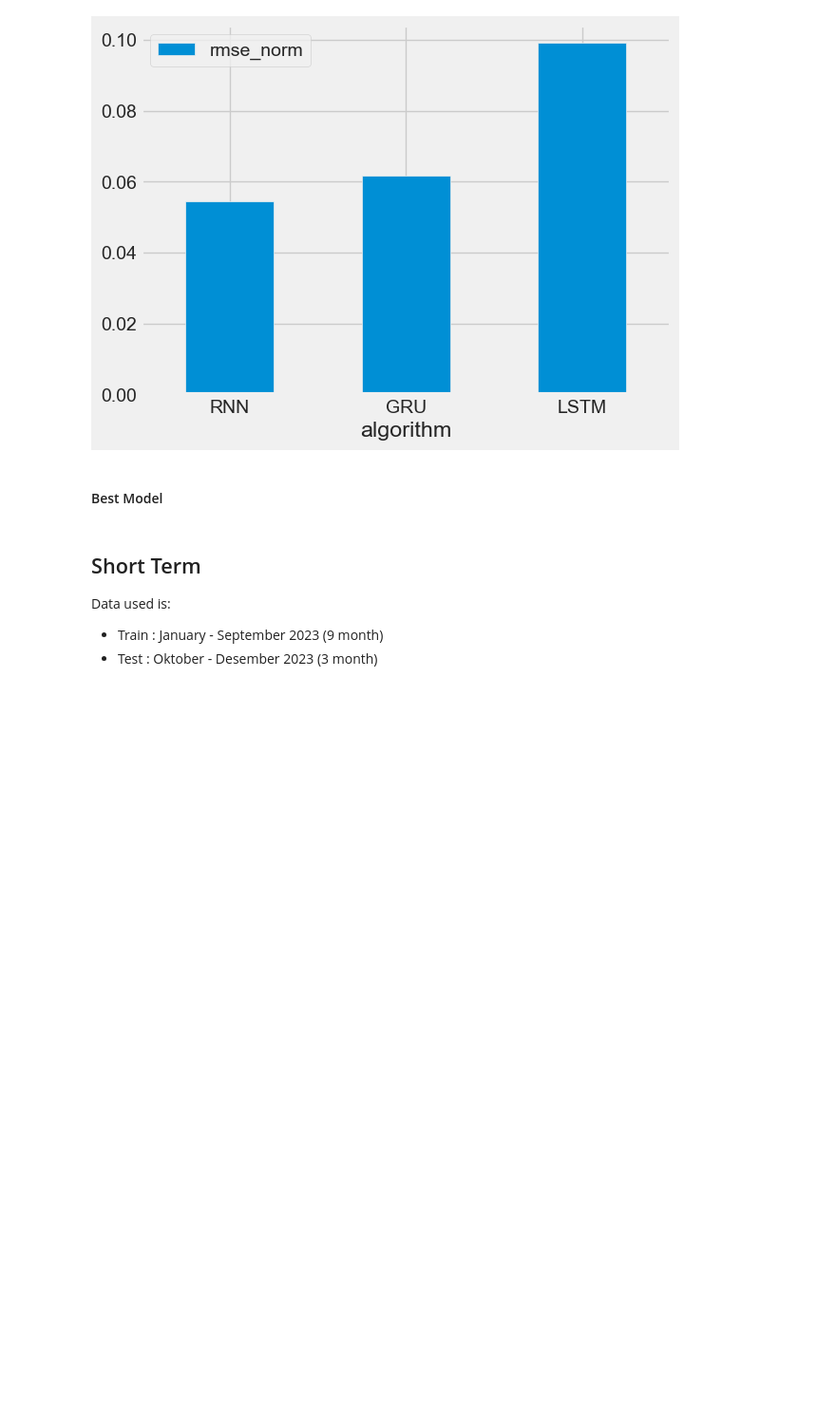
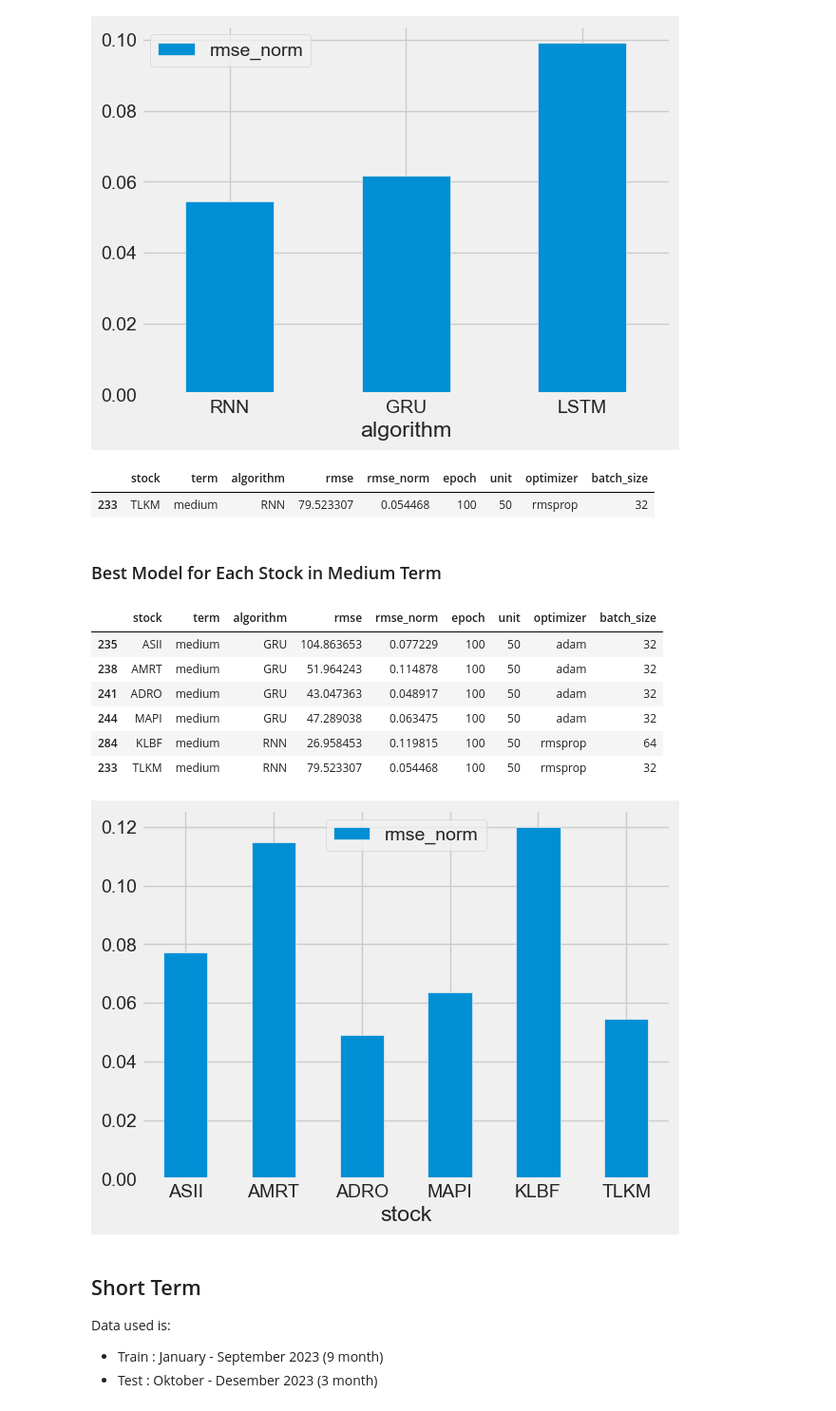
Before and after one commit to melikacandra/lstm_gru_rnn_price_predict, a Jupyter notebook: code_main/paper.ipynb, the cells around one changed output. Shown at 95% size. Cells and saved outputs as stored; diff of their text form; code cells hidden in the pictures; blank space fills up the shorter version.

```diff
--- a/code_main/paper.ipynb
+++ b/code_main/paper.ipynb
@@ -543,3 +628,8 @@ data_tuning_medium_ADRO
 | 241 | ADRO | medium | GRU | 43.047363 | 0.048917 | 100 | 50 | adam | 32 |
 | 240 | ADRO | medium | LSTM | 78.891491 | 0.089649 | 100 | 50 | adam | 32 |
 [figure]
+# %%
+#Best Model for ADRO medium
+minimum_ADRO_medium = data_tuning_medium_ADRO["rmse_norm"].min()
+minimum_config_ADRO_medium = data_tuning_medium_ADRO[data_tuning_medium_ADRO["rmse_norm"] == minimum_ADRO_medium]
+minimum_config_ADRO_medium
@@ -597,3 +690,8 @@ data_tuning_medium_MAPI
 | 244 | MAPI | medium | GRU | 47.289038 | 0.063475 | 100 | 50 | adam | 32 |
 | 135 | MAPI | medium | LSTM | 84.325216 | 0.113188 | 50 | 100 | adam | 32 |
 [figure]
+# %%
+#Best Model for MAPI medium
+minimum_MAPI_medium = data_tuning_medium_MAPI["rmse_norm"].min()
+minimum_config_MAPI_medium = data_tuning_medium_MAPI[data_tuning_medium_MAPI["rmse_norm"] == minimum_MAPI_medium]
+minimum_config_MAPI_medium
@@ -651,3 +752,8 @@ data_tuning_medium_KLBF
 | 121 | KLBF | medium | GRU | 31.111165 | 0.138272 | 50 | 100 | rmsprop | 32 |
 | 228 | KLBF | medium | LSTM | 38.657586 | 0.171811 | 100 | 50 | rmsprop | 32 |
 [figure]
+# %%
+#Best Model for KLBF medium
+minimum_KLBF_medium = data_tuning_medium_KLBF["rmse_norm"].min()
+minimum_config_KLBF_medium = data_tuning_medium_KLBF[data_tuning_medium_KLBF["rmse_norm"] == minimum_KLBF_medium]
+minimum_config_KLBF_medium
@@ -703,8 +814,35 @@ data_tuning_medium_TLKM
 | 250 | TLKM | medium | GRU | 92.271924 | 0.061742 | 100 | 50 | adam | 32 |
 | 231 | TLKM | medium | LSTM | 144.683357 | 0.099098 | 100 | 50 | rmsprop | 32 |
 [figure]
+# %%
+#Best Model for TLKM medium
+minimum_TLKM_medium = data_tuning_medium_TLKM["rmse_norm"].min()
+minimum_config_TLKM_medium = data_tuning_medium_TLKM[data_tuning_medium_TLKM["rmse_norm"] == minimum_TLKM_medium]
+minimum_config_TLKM_medium
+# %% [output]
+|  | stock | term | algorithm | rmse | rmse_norm | epoch | unit | optimizer | batch_size |
+| 233 | TLKM | medium | RNN | 79.523307 | 0.054468 | 100 | 50 | rmsprop | 32 |
 # %% [markdown]
-#### Best Model
+### Best Model for Each Stock in Medium Term
+# %%
+best_data_medium = pd.concat([minimum_config_ASII_medium,
+                            minimum_config_AMRT_medium,
+                            minimum_config_ADRO_medium,
+                            minimum_config_MAPI_medium,
+                            minimum_config_KLBF_medium,
+                            minimum_config_TLKM_medium]
+                            )
+bar_tuning_medium = best_data_medium.plot.bar(x='stock', y=['rmse_norm'], rot=0)
+best_data_medium
+# %% [output]
+|  | stock | term | algorithm | rmse | rmse_norm | epoch | unit | optimizer | batch_size |
+| 235 | ASII | medium | GRU | 104.863653 | 0.077229 | 100 | 50 | adam | 32 |
+| 238 | AMRT | medium | GRU | 51.964243 | 0.114878 | 100 | 50 | adam | 32 |
+| 241 | ADRO | medium | GRU | 43.047363 | 0.048917 | 100 | 50 | adam | 32 |
+| 244 | MAPI | medium | GRU | 47.289038 | 0.063475 | 100 | 50 | adam | 32 |
+| 284 | KLBF | medium | RNN | 26.958453 | 0.119815 | 100 | 50 | rmsprop | 64 |
+| 233 | TLKM | medium | RNN | 79.523307 | 0.054468 | 100 | 50 | rmsprop | 32 |
+[figure, added]
 # %% [markdown]
 ## Short Term
 Data used is:
```
Also changed, not shown: parts of 22 cells of this notebook.
